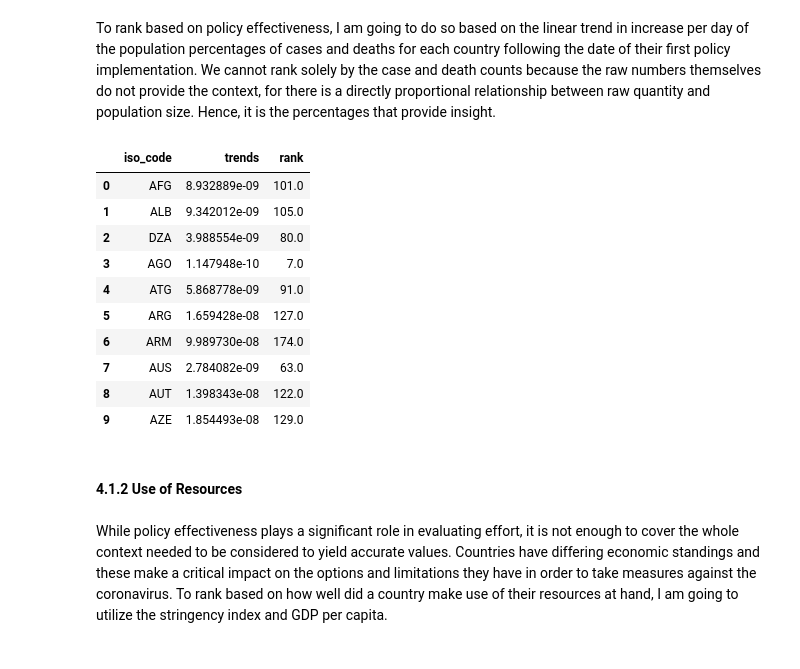
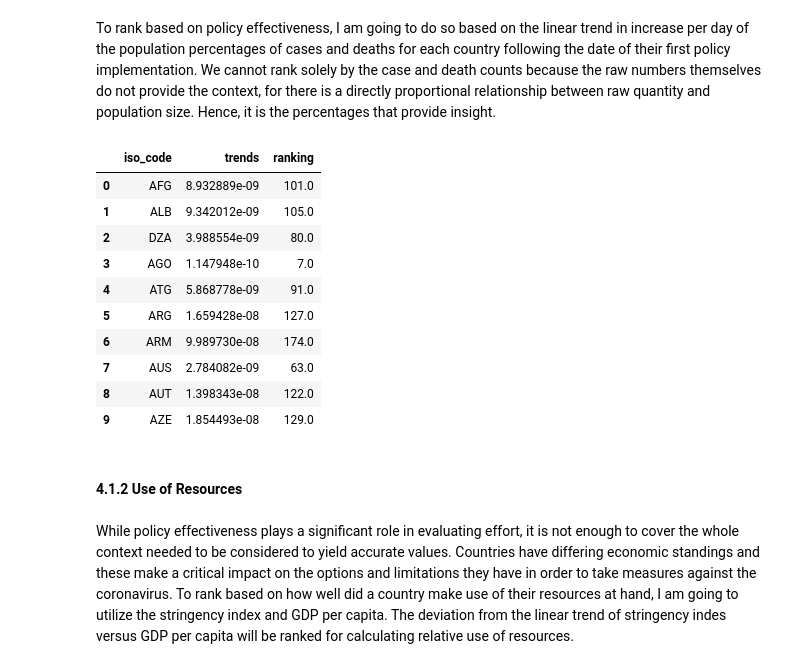
Before and after one commit to kpenguinista/kpenguinista, a Jupyter notebook: corona_effort.ipynb, the cells around one changed output. Saved outputs shown, nothing was run; the diff lists cells and outputs as text; code cells hidden in the pictures.

```diff
--- a/corona_effort.ipynb
+++ b/corona_effort.ipynb
@@ -161,25 +161,25 @@ To rank based on policy effectiveness, I am going to do so based on the linear t
 # %%
 # Filter out SettingWithCopyWarning that appears when summing data frame columns
 warnings.filterwarnings('ignore')
 
 df['cases_and_deaths_pct'] = ((df['total_cases'] + df['total_deaths']) / df['population']) * 100
 post_data = df[(not df.date is np.nan) & (df.date >= df.first_policy_date)]
 
 policy_effectiveness = pd.DataFrame(post_data.iso_code.unique(), columns=['iso_code'])
 policy_effectiveness['trends'] = np.float64(0) # placeholder
 
 # Dates were transformed into epoch time because trend can only be found between scalar values
 for c, v in policy_effectiveness.iterrows():
     c_df = post_data[post_data.iso_code == v.iso_code]
     c_df['date_epoch'] = c_df['date'].apply(lambda x: datetime.timestamp(x))
     m, b = np.polyfit(c_df.date_epoch, c_df.cases_and_deaths_pct, 1)
     policy_effectiveness.at[c, 'trends'] = m
 
-policy_effectiveness['rank'] = policy_effectiveness.trends.rank()
+policy_effectiveness['ranking'] = policy_effectiveness.trends.rank()
 
 policy_effectiveness.head(10)
 # %% [output]
-|  | iso_code | trends | rank |
+|  | iso_code | trends | ranking |
 | 0 | AFG | 8.932889e-09 | 101.0 |
 | 1 | ALB | 9.342012e-09 | 105.0 |
 | 2 | DZA | 3.988554e-09 | 80.0 |
@@ -193,4 +193,4 @@ policy_effectiveness.head(10)
 # %% [markdown]
 #### 4.1.2 Use of Resources
 # %% [markdown]
-While policy effectiveness plays a significant role in evaluating effort, it is not enough to cover the whole context needed to be considered to yield accurate values. Countries have differing economic standings and these make a critical impact on the options and limitations they have in order to take measures against the coronavirus. To rank based on how well did a country make use of their resources at hand, I am going to utilize the stringency index and GDP per capita.
+While policy effectiveness plays a significant role in evaluating effort, it is not enough to cover the whole context needed to be considered to yield accurate values. Countries have differing economic standings and these make a critical impact on the options and limitations they have in order to take measures against the coronavirus. To rank based on how well did a country make use of their resources at hand, I am going to utilize the stringency index and GDP per capita. The deviation from the linear trend of stringency indes versus GDP per capita will be ranked for calculating relative use of resources.
```
Also changed, not shown: parts of 5 cells of this notebook.
